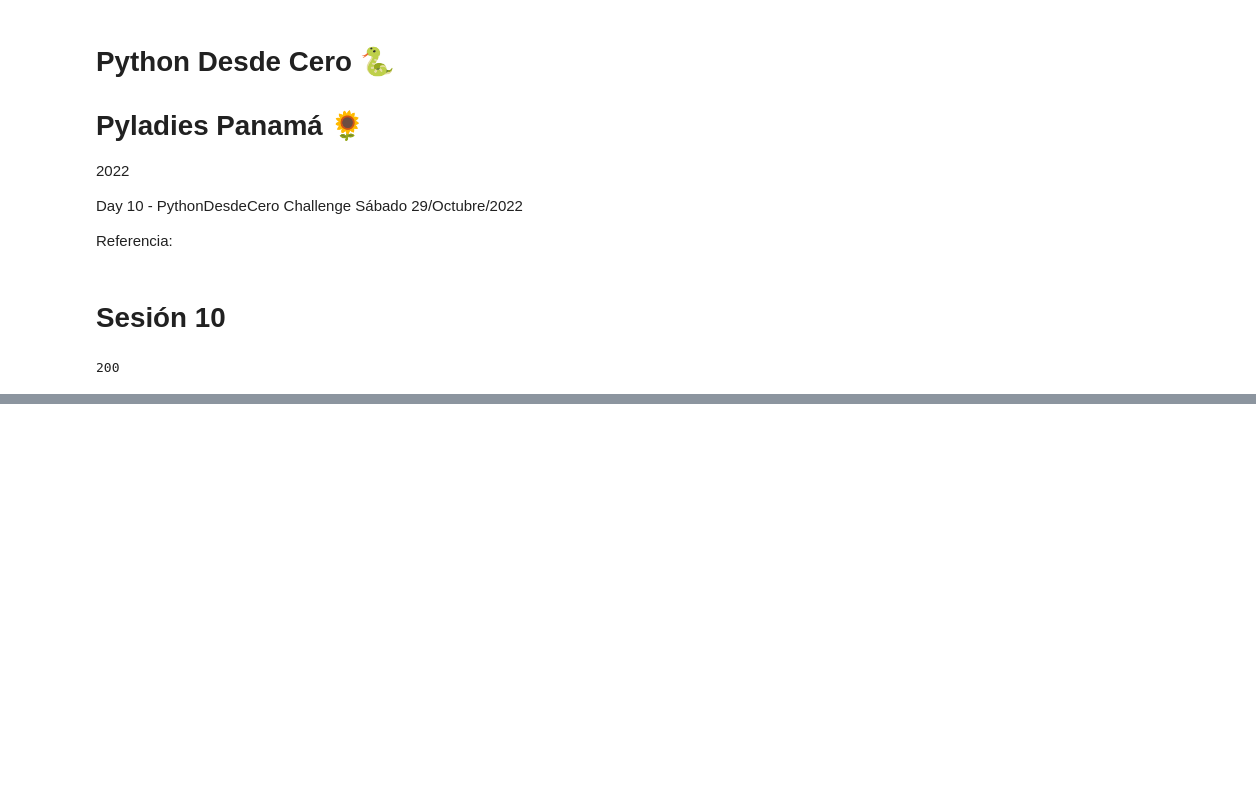
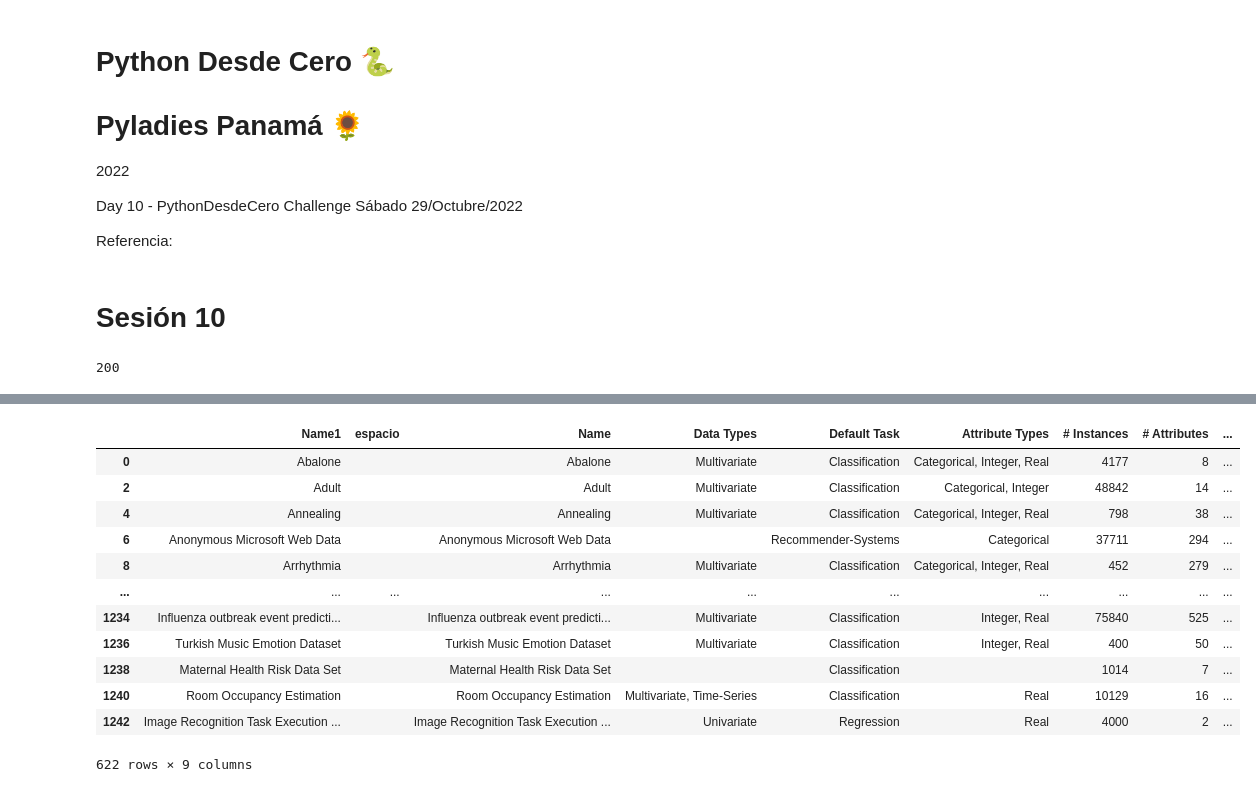
Before and after one commit to ildacec/Python_PythonDesdeCero-Challenge, a Jupyter notebook: Web_Scrapping.ipynb, the cells around one changed output, grey strips where cells are left out. Saved outputs shown, nothing was run; the diff lists cells and outputs as text; code cells hidden in the pictures; blank space fills up the shorter version.

```diff
--- a/Web_Scrapping.ipynb
+++ b/Web_Scrapping.ipynb
@@ -80,0 +117,17 @@ import pandas as pd
+# %%
+dftable_clean0 = dftable.dropna()
+dftable_clean0
+# %% [output]
+|  | Name1 | espacio | Name | Data Types | Default Task | Attribute Types | # Instances | # Attributes | ... |
+| 0 | Abalone |  | Abalone | Multivariate | Classification | Categorical, Integer, Real | 4177 | 8 | ... |
+| 2 | Adult |  | Adult | Multivariate | Classification | Categorical, Integer | 48842 | 14 | ... |
+| 4 | Annealing |  | Annealing | Multivariate | Classification | Categorical, Integer, Real | 798 | 38 | ... |
+| 6 | Anonymous Microsoft Web Data |  | Anonymous Microsoft Web Data |  | Recommender-Systems | Categorical | 37711 | 294 | ... |
+| 8 | Arrhythmia |  | Arrhythmia | Multivariate | Classification | Categorical, Integer, Real | 452 | 279 | ... |
+| ... | ... | ... | ... | ... | ... | ... | ... | ... | ... |
+| 1234 | Influenza outbreak event predicti... |  | Influenza outbreak event predicti... | Multivariate | Classification | Integer, Real | 75840 | 525 | ... |
+| 1236 | Turkish Music Emotion Dataset |  | Turkish Music Emotion Dataset | Multivariate | Classification | Integer, Real | 400 | 50 | ... |
+| 1238 | Maternal Health Risk Data Set |  | Maternal Health Risk Data Set |  | Classification |  | 1014 | 7 | ... |
+| 1240 | Room Occupancy Estimation |  | Room Occupancy Estimation | Multivariate, Time-Series | Classification | Real | 10129 | 16 | ... |
+| 1242 | Image Recognition Task Execution ... |  | Image Recognition Task Execution ... | Univariate | Regression | Real | 4000 | 2 | ... |
+622 rows × 9 columns
```
Also changed, not shown: parts of 6 cells of this notebook.
